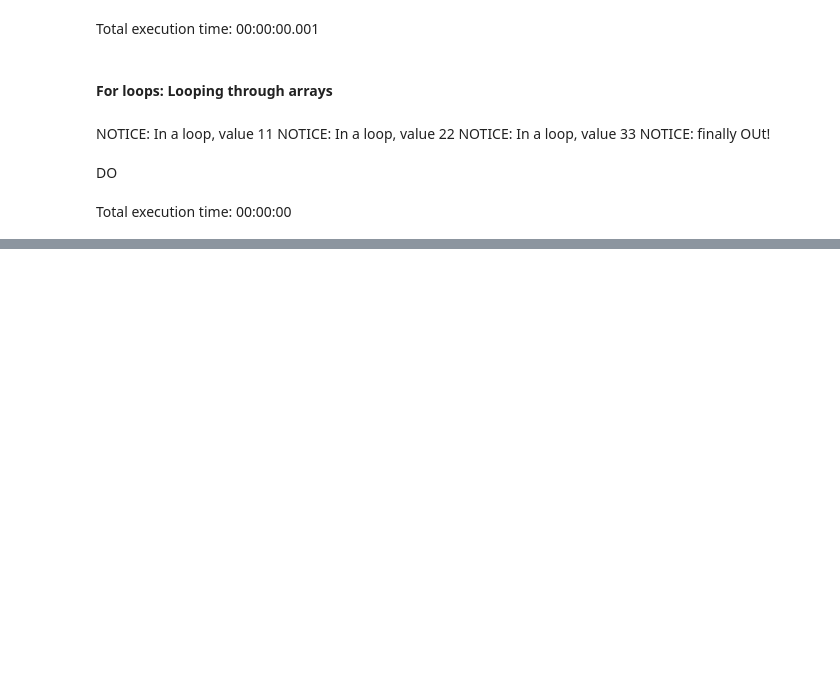
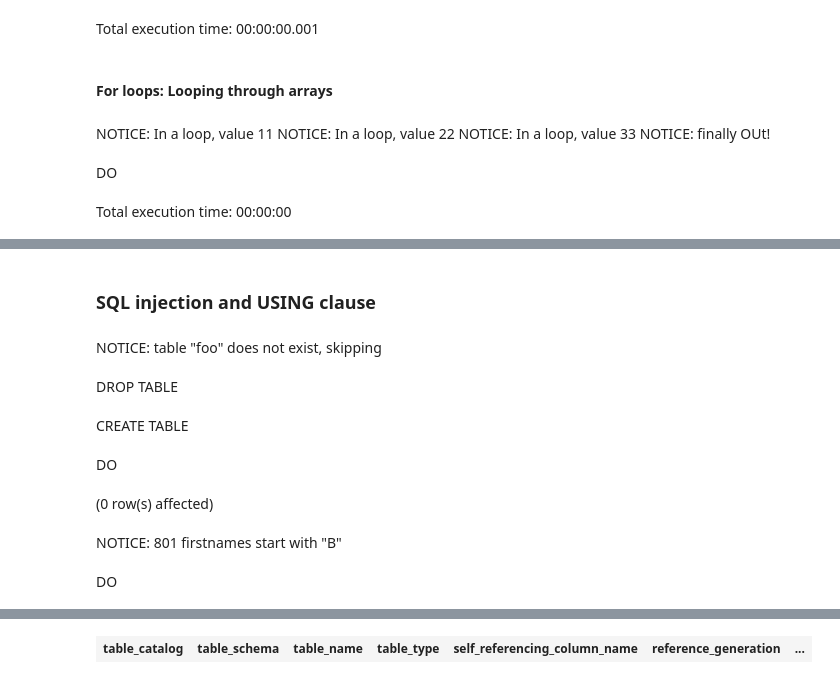
Before and after one commit to yaowenqiang/capturing_logic_with_custom_functions_in_postgresql, a Jupyter notebook: Notebook-1.ipynb, the cells around one changed output, grey strips where cells are left out. Drawn from its saved outputs; the diff is of its cells as text; code cells hidden in the pictures; blank space fills up the shorter version.

```diff
--- a/Notebook-1.ipynb
+++ b/Notebook-1.ipynb
@@ -964,0 +1137,52 @@ Total execution time: 00:00:00
+# %% [markdown]
+### SQL injection and USING clause
+# %%
+DROP TABLE IF EXISTS foo;
+CREATE TABLE foo
+(
+    a int
+);
+DO
+$$
+    DECLARE
+        baddata varchar = '0; drop table if exists foo;';
+    BEGIN
+        EXECUTE 'select count(*) from orders where orderid = '
+            || baddata;
+    END;
+$$;
+
+SELECT *
+FROM information_schema.tables
+WHERE table_name = 'foo';
+
+
+DO
+$$
+    DECLARE
+        firstname  varchar;
+        firstnames varchar[] = ARRAY['A', 'B'];
+        tbl_name   name      = 'customers';
+        col_name   name      = 'firstname';
+        rc         bigint;
+    BEGIN
+        firstname = firstnames[1 + RANDOM()];
+        EXECUTE
+            'select count(*) from '
+                || QUOTE_IDENT(tbl_name)
+                || ' where '
+                || QUOTE_IDENT(col_name)
+                || ' like $1'
+            INTO rc
+            USING firstname || '%';
+        RAISE NOTICE '% firstnames start with "%"', rc, firstname;
+    END;
+$$;
+# %% [output]
+NOTICE: table "foo" does not exist, skipping
+DROP TABLE
+CREATE TABLE
+DO
+(0 row(s) affected)
+NOTICE: 801 firstnames start with "B"
+DO
@@ -964,0 +1190 @@ Total execution time: 00:00:00
+| table_catalog | table_schema | table_name | table_type | self_referencing_column_name | reference_generation | ... |
```
Also changed, not shown: parts of 19 cells of this notebook.
